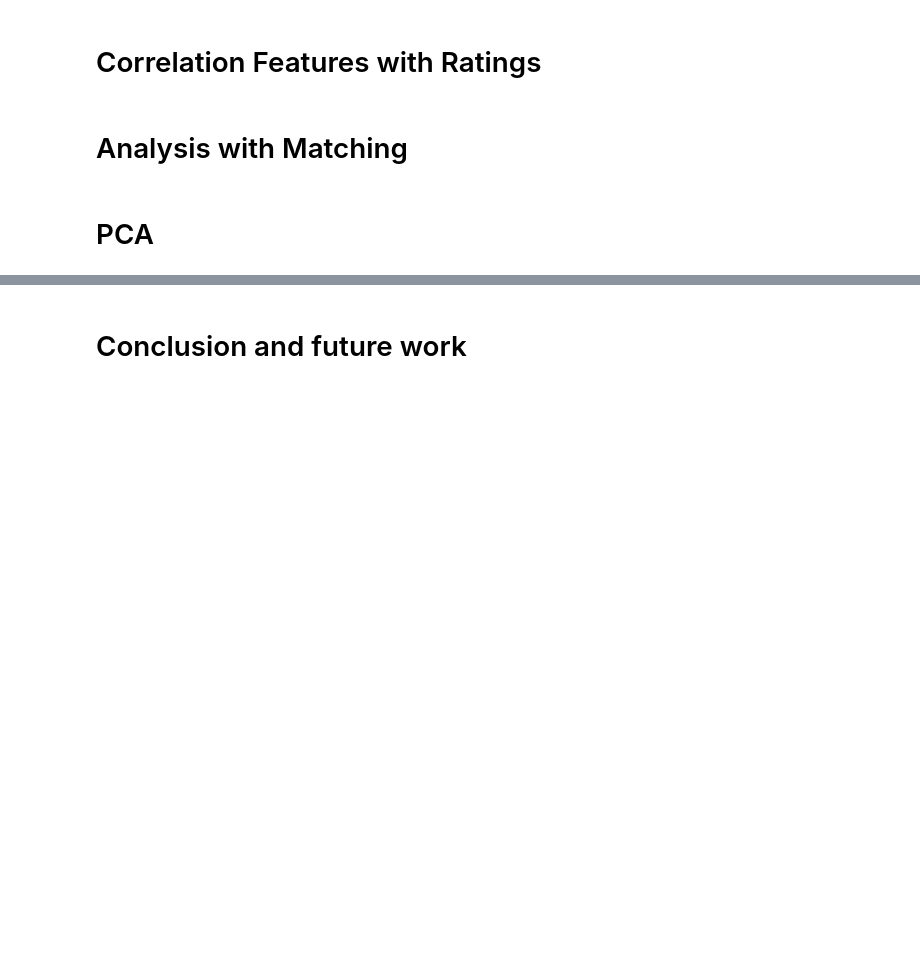
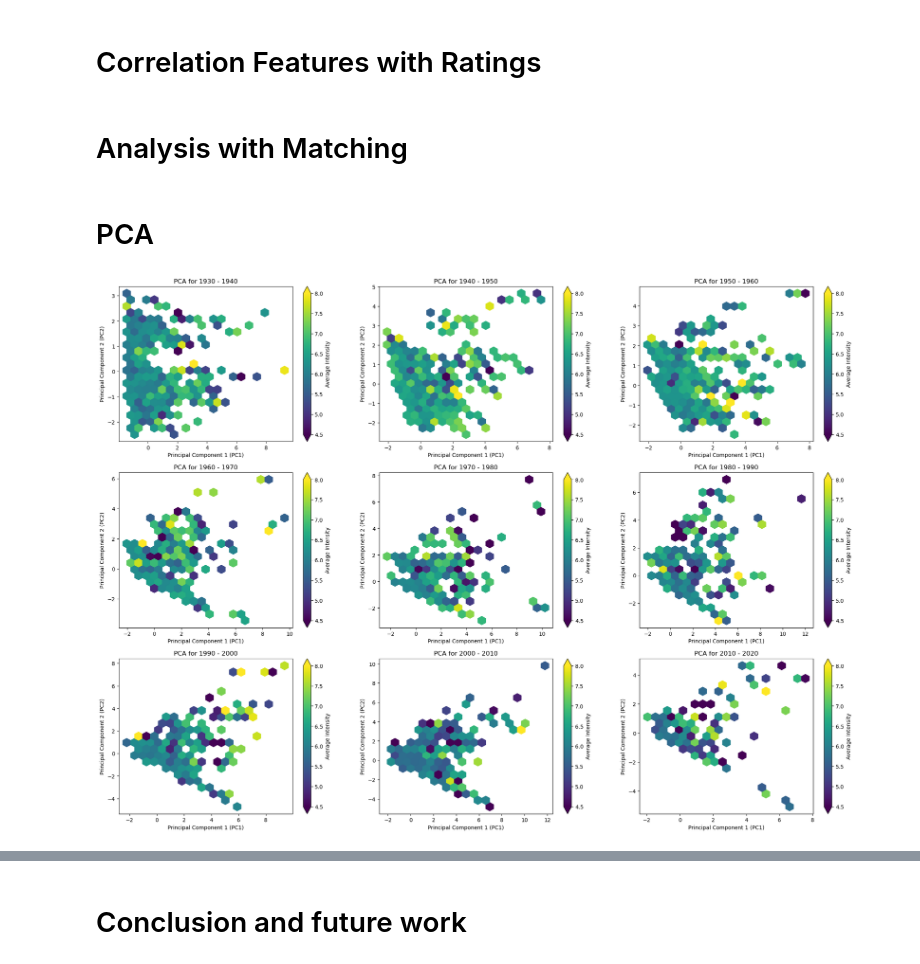
Before and after one commit to epfl-ada/ada-2023-project-dromadaire, a Jupyter notebook: P3end.ipynb, the cells around one changed output, grey strips where cells are left out. Drawn from its saved outputs; the diff is of its cells as text; code cells hidden in the pictures; blank space fills up the shorter version.

```diff
--- a/P3end.ipynb
+++ b/P3end.ipynb
@@ -181,0 +179,50 @@ The plots suggest there are observable differences in the features of actors bet
+# %%
+# - PCA (Emeline)
+#     - lookout for clusters
+
+
+figs, axs = plt.subplots(3, 3, figsize=(25, 18))
+axs = axs.flatten()
+Years = actors_movies['ReleaseYearRange'].unique()
+
+for i, year_range in enumerate(Years):
+    Year = actors_movies[actors_movies['ReleaseYearRange'] == year_range]
+
+    # Reset the index of Year to ensure alignment
+    Year.reset_index(drop=True, inplace=True)
+
+    scaler = StandardScaler()
+    # Apply dropna() before scaling to ensure matching indices
+    non_null_data = Year[['awards', 'nominations', 'movie_count', 'genres_b4', 'isMale', 'age_at_release']].dropna()
+    df_standardized = scaler.fit_transform(non_null_data)
+    pca = PCA(n_components=2)
+    pca_result = pca.fit_transform(df_standardized)
+
+    # Create a DataFrame with the PCA results
+    df_pca = pd.DataFrame(data=pca_result, columns=['PC1', 'PC2'])
+    # Use non_null_data.index to ensure correct alignment of ratings
+    df_pca['Rating'] = Year.loc[non_null_data.index, 'averageRating']
+
+    # Set custom vmin and vmax values
+    vmin = 4.5  # minimum value for the color scale
+    vmax = 8    # maximum value for the color scale
+
+    # Create a custom colormap
+    colors_below_6_2 = plt.cm.viridis(np.linspace(0, 0.7, 256))
+    colors_above_6_2 = plt.cm.inferno(np.linspace(0.7, 1, 256))
+    colors_combined = np.vstack((colors_below_6_2, colors_above_6_2))
+    custom_cmap = LinearSegmentedColormap.from_list('custom_colormap', colors_combined)
+
+    # Create a hexbin plot with the custom colormap
+    hexbin = axs[i].hexbin(df_pca['PC1'], df_pca['PC2'], C=df_pca['Rating'], gridsize=20, cmap='viridis', reduce_C_function=np.mean, vmin=vmin, vmax=vmax)
+
+
+    axs[i].set_xlabel('Principal Component 1 (PC1)')
+    axs[i].set_ylabel('Principal Component 2 (PC2)')
+    axs[i].set_title(f'PCA for {year_range}')
+    plt.colorbar(hexbin, label='Average Intensity', extend='both')
+
+
+plt.show()
+# %% [output]
+[figure, added]
```
Also changed, not shown: parts of 4 cells of this notebook.
